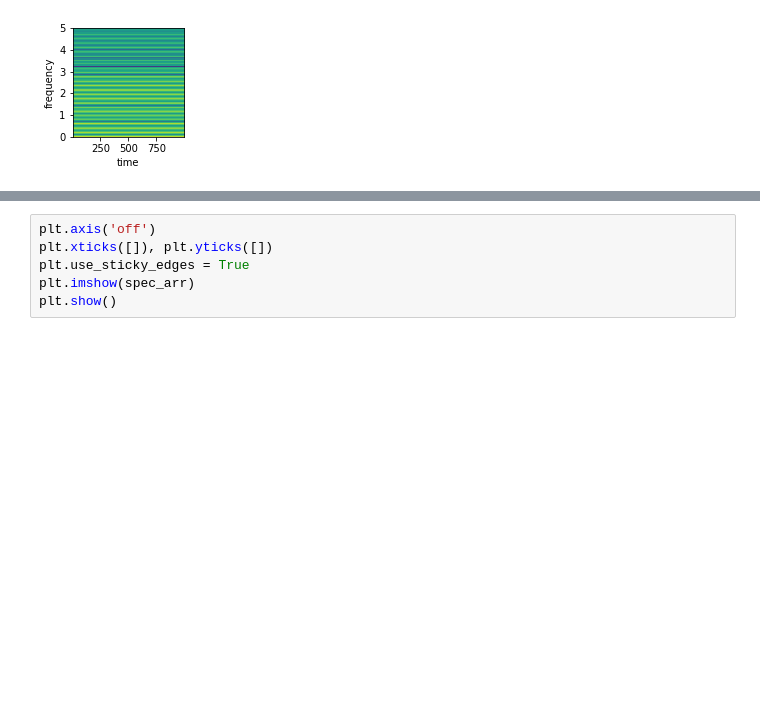
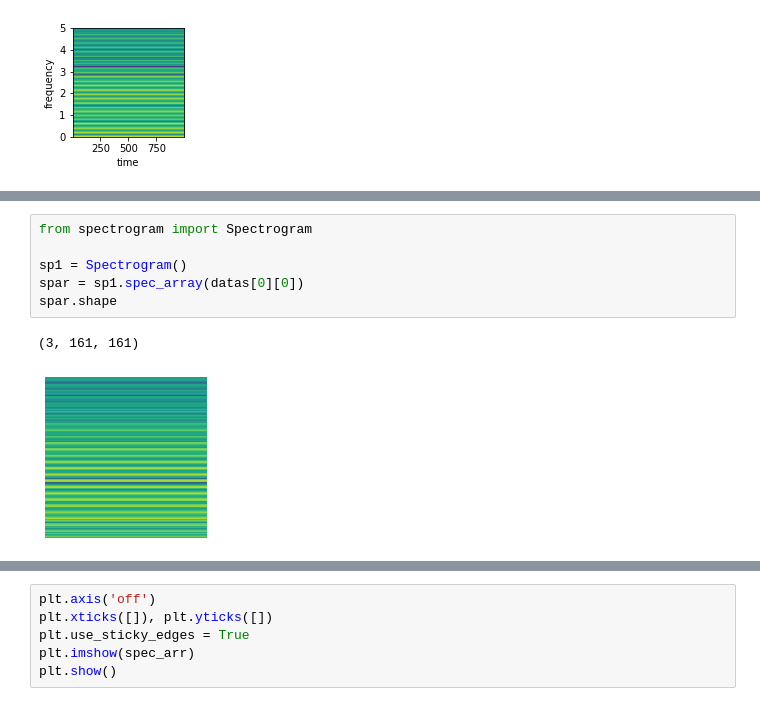
Before and after one commit to wsy8029/nvh, a Jupyter notebook: CNN.ipynb, the cells around one changed output, grey strips where cells are left out. Saved outputs shown, nothing was run; the diff lists cells and outputs as text; blank space fills up the shorter version.

```diff
--- a/CNN.ipynb
+++ b/CNN.ipynb
@@ -215,0 +89,9 @@ spec = spec_array(datas[2][0])
+# %%
+from spectrogram import Spectrogram
+
+sp1 = Spectrogram()
+spar = sp1.spec_array(datas[0][0])
+spar.shape
+# %% [output]
+(3, 161, 161)
+[figure, added]
```
Also changed, not shown: parts of 50 cells of this notebook, 6 other files.
